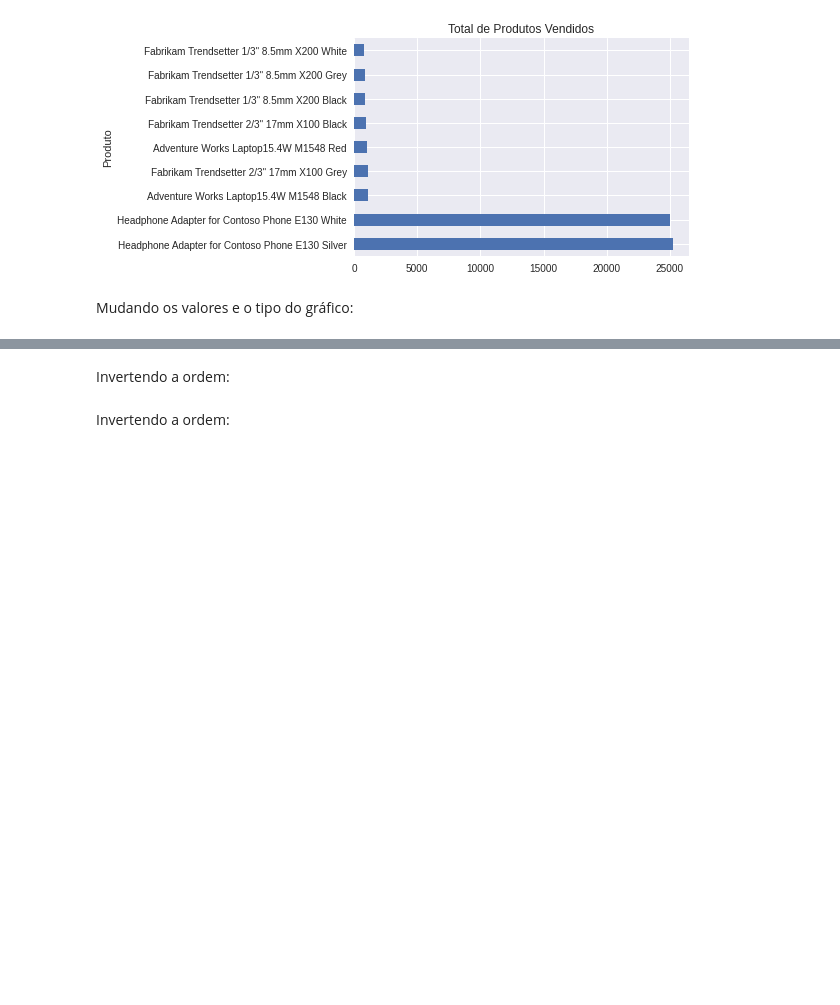
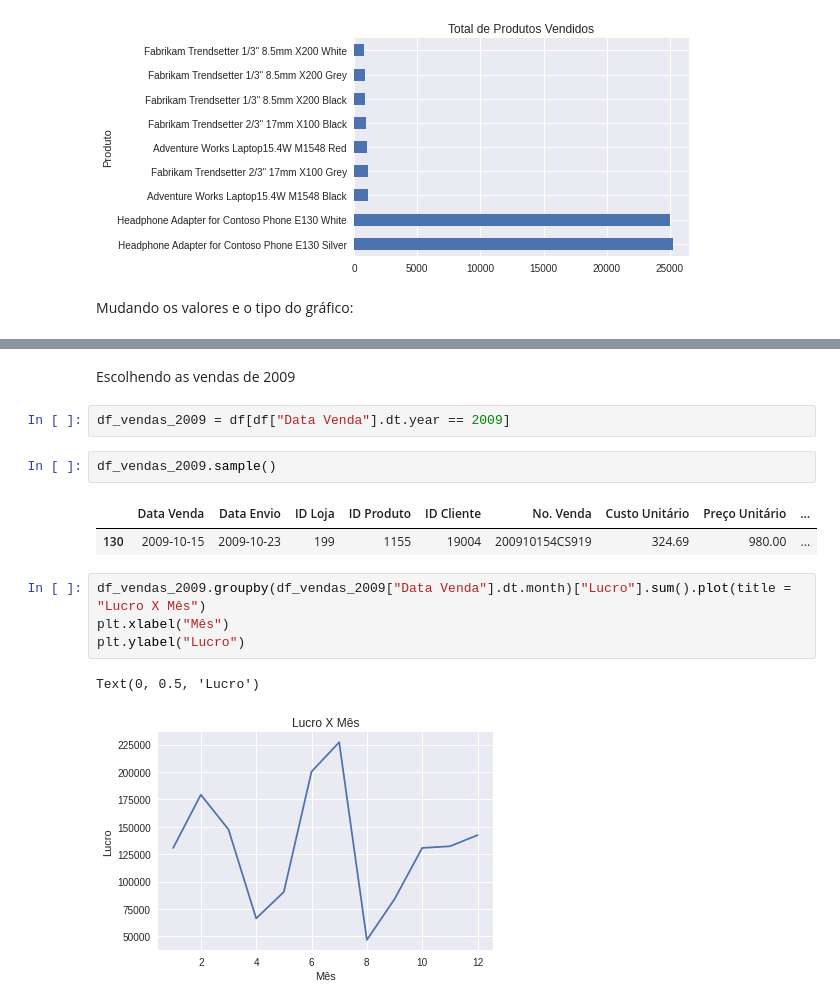
Before and after one commit to alexsandro-matias/lab_dio, a Jupyter notebook: aula07_Analise_Exploratória_no_Pandas.ipynb, the cells around one changed output, grey strips where cells are left out. Saved outputs shown, nothing was run; the diff lists cells and outputs as text; blank space fills up the shorter version.

```diff
--- a/aula07_Analise_Exploratória_no_Pandas.ipynb
+++ b/aula07_Analise_Exploratória_no_Pandas.ipynb
@@ -289,4 +284,16 @@ Invertendo a ordem:
-# %% [markdown]
-Invertendo a ordem:
-# %% [markdown]
-Invertendo a ordem:
+# %% [markdown]
+Escolhendo as vendas de 2009
+# %%
+df_vendas_2009 = df[df["Data Venda"].dt.year == 2009]
+# %%
+df_vendas_2009.sample()
+# %% [output]
+|  | Data Venda | Data Envio | ID Loja | ID Produto | ID Cliente | No. Venda | Custo Unitário | Preço Unitário | ... |
+| 130 | 2009-10-15 | 2009-10-23 | 199 | 1155 | 19004 | 200910154CS919 | 324.69 | 980.00 | ... |
+# %%
+df_vendas_2009.groupby(df_vendas_2009["Data Venda"].dt.month)["Lucro"].sum().plot(title = "Lucro X Mês")
+plt.xlabel("Mês")
+plt.ylabel("Lucro")
+# %% [output]
+Text(0, 0.5, 'Lucro')
+[figure, added]
```
Also changed, not shown: parts of 24 cells of this notebook.
